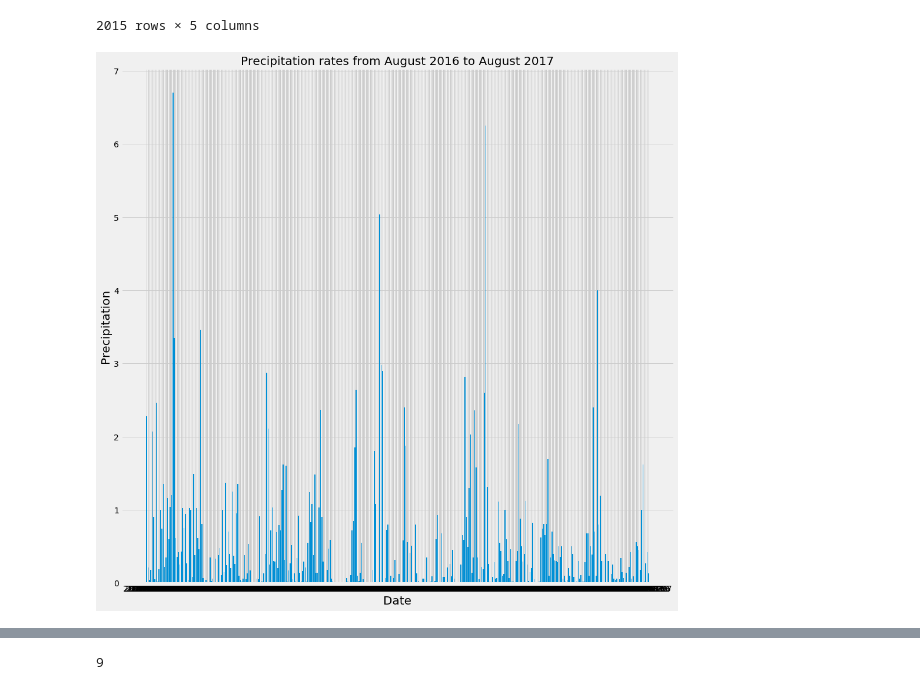
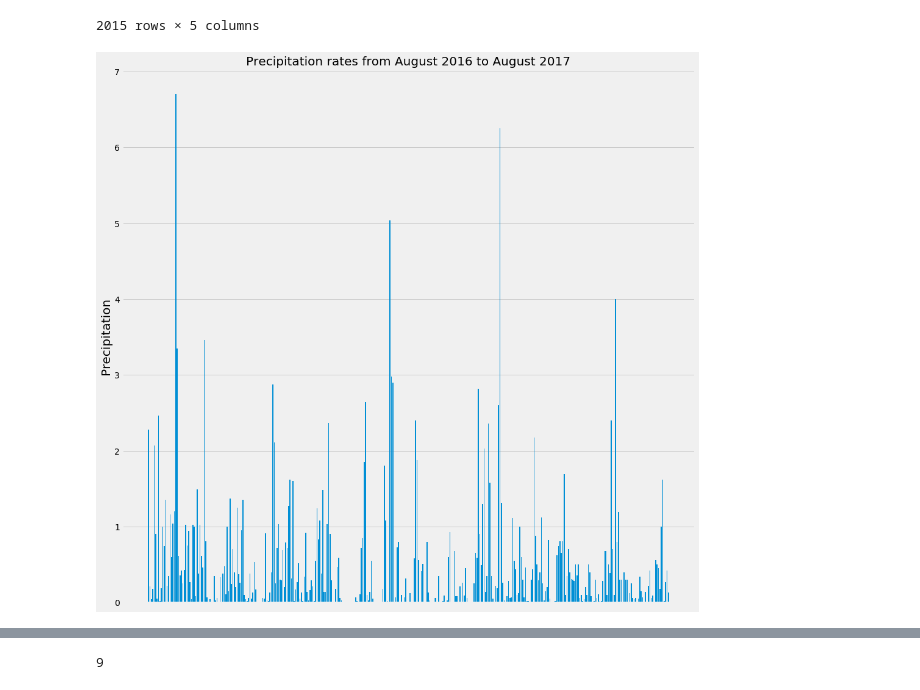
Before and after one commit to bricker3k/sqlalchemy-challenge, a Jupyter notebook: climate_starter.ipynb, the cells around one changed output, grey strips where cells are left out. Saved outputs shown, nothing was run; the diff lists cells and outputs as text; code cells hidden in the pictures.

```diff
--- a/climate_starter.ipynb
+++ b/climate_starter.ipynb
@@ -208,15 +208,15 @@ cleaned_df1
 # %%
 plt.figure(figsize=[15,15]);
 y_axis = cleaned_df1["prcp"]
 x_axis = cleaned_df1["date"]
 tp = plt.bar(x_axis, y_axis, align="center", width =.7);
-plt.ylabel('Precipitation',  fontsize=20)
-plt.xlabel('Date',  fontsize=20)
+plt.xticks([], [])
+plt.ylabel('Precipitation',  fontsize=20, )
 plt.title("Precipitation rates from August 2016 to August 2017", fontsize=20)
 
 plt.show();
 # %% [output]
-[figure, old version]
+[figure, new version]
 # %% [markdown]
 ![precipitation](Images/precipitation.png)
 # %%
```
Also changed, not shown: parts of 12 cells of this notebook.
